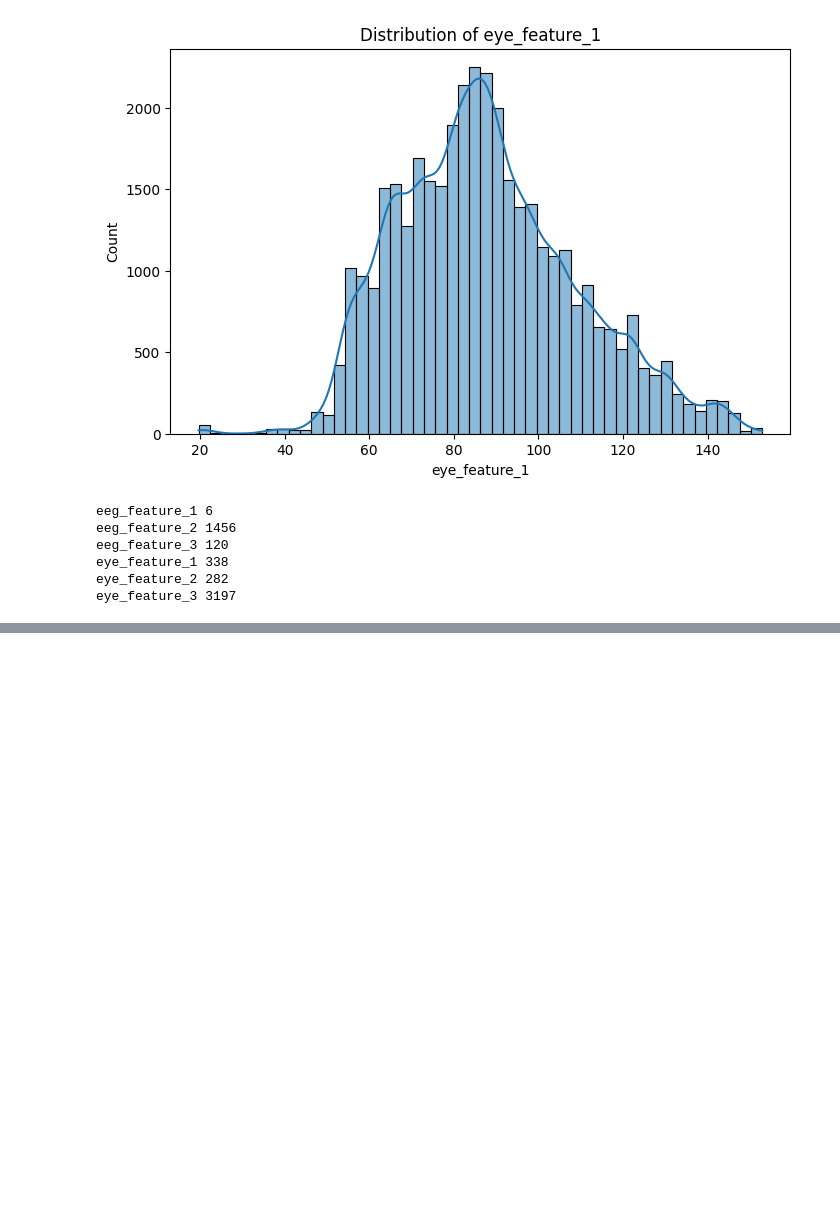
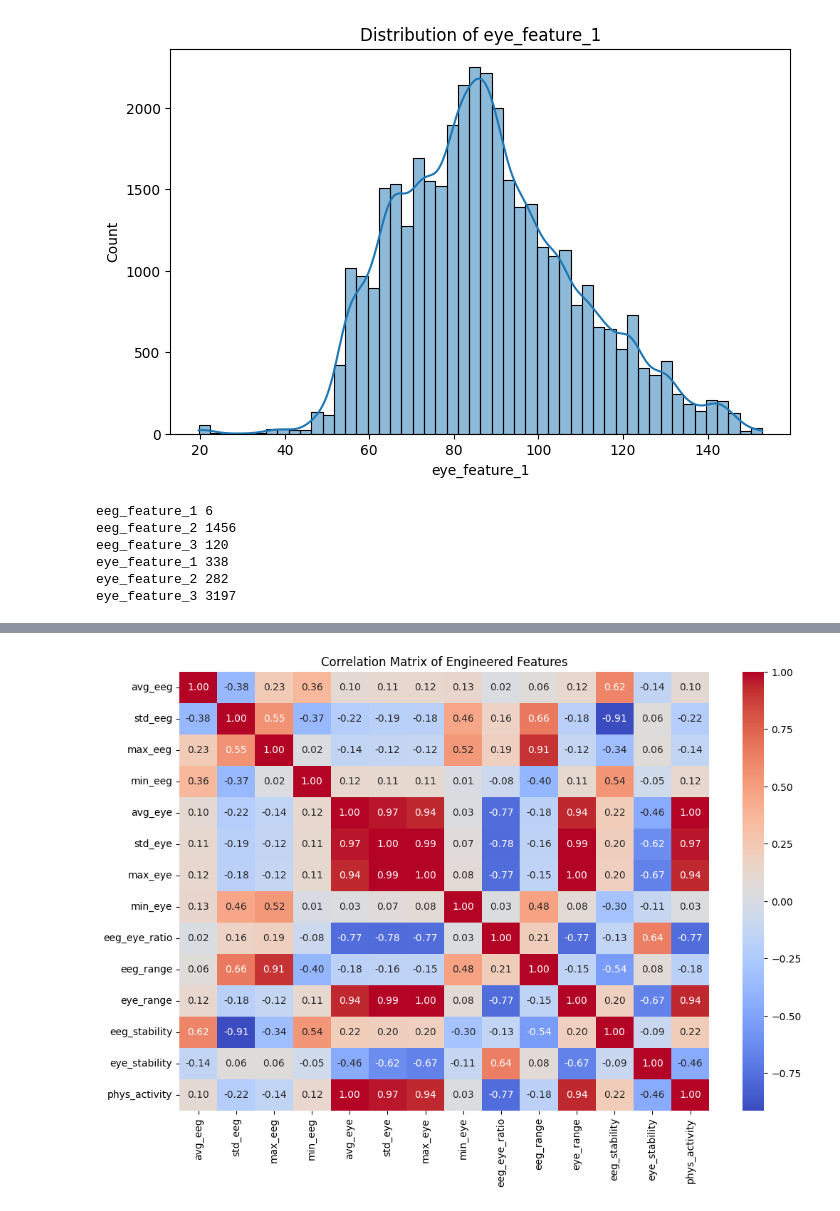
Before and after one commit to Gresita/NeuroSense, a Jupyter notebook: data/preprocessing/Preprocessing.ipynb, the cells around one changed output, grey strips where cells are left out. Saved outputs shown, nothing was run; the diff lists cells and outputs as text; code cells hidden in the pictures; blank space fills up the shorter version.

```diff
--- a/data/preprocessing/Preprocessing.ipynb
+++ b/data/preprocessing/Preprocessing.ipynb
@@ -433,0 +569,33 @@ eye_feature_3 3197
+# %%
+## Phase 5: Correlation Analysis
+engineered_features = [
+    "avg_eeg",
+    "std_eeg",
+    "max_eeg",
+    "min_eeg",
+    "avg_eye",
+    "std_eye",
+    "max_eye",
+    "min_eye",
+    "eeg_eye_ratio",
+    "eeg_range",
+    "eye_range",
+    "eeg_stability",
+    "eye_stability",
+    "phys_activity"
+]
+
+plt.figure(figsize=(12,8))
+
+sns.heatmap(
+    df[engineered_features].corr(),
+    annot=True,
+    cmap="coolwarm",
+    fmt=".2f"
+)
+
+plt.title("Correlation Matrix of Engineered Features")
+
+plt.show()
+# %% [output]
+[figure, added]
```
Also changed, not shown: parts of 6 cells of this notebook.
